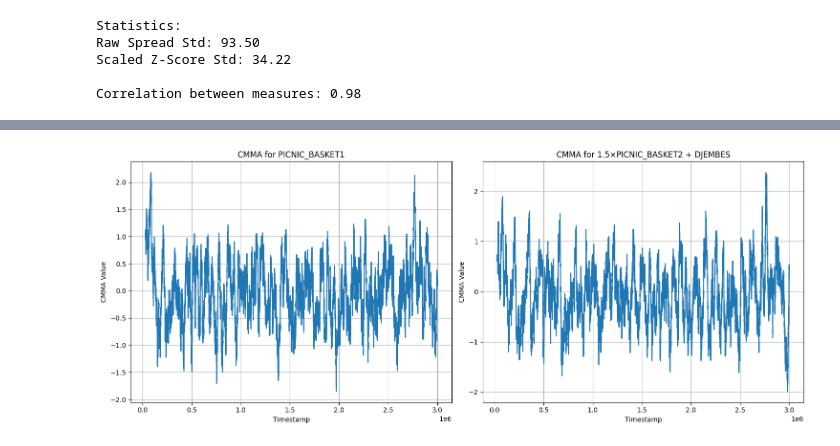
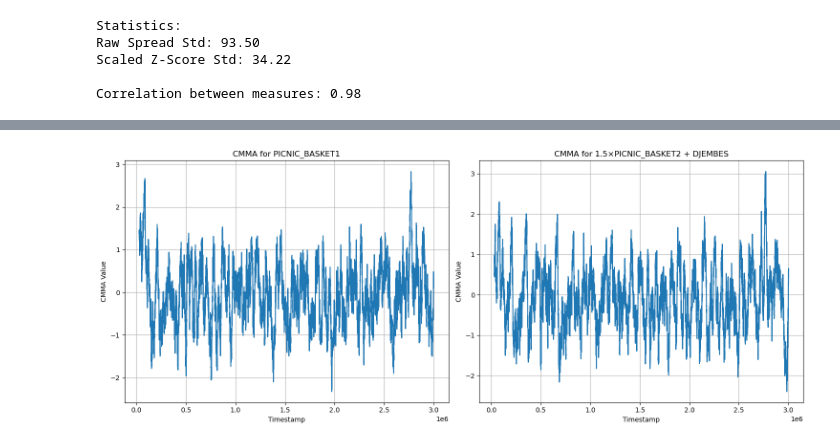
Before and after one commit to jofu-tofu/Prosperity-3, a Jupyter notebook: Testing/Round 2/notebooks/basket_trading2.ipynb, the cells around one changed output, grey strips where cells are left out. Drawn from its saved outputs; the diff is of its cells as text; code cells hidden in the pictures.

```diff
--- a/Testing/Round 2/notebooks/basket_trading2.ipynb
+++ b/Testing/Round 2/notebooks/basket_trading2.ipynb
@@ -671,36 +683,39 @@ log_custom_spread
 # %%
 np.log(1.5*reindexed_prices['PICNIC_BASKET2'] + reindexed_prices['DJEMBES']) - np.log(reindexed_prices['PICNIC_BASKET1'])
-def cmma (log_prices, lookback=100, atr_lookback=200):
-    atr = log_prices.diff().rolling(atr_lookback).std()
+def cmma (log_prices, lookback=100, atr_lookback=1200):
+    atr_lookback = 3/2*lookback
+    # atr = log_prices.diff().rolling(atr_lookback).std()
+    # atr = abs(log_prices.diff()).rolling(atr_lookback).mean()
+    atr = abs(log_prices.diff()).ewm(span=atr_lookback).mean()
     raw_cmma = (log_prices - log_prices.rolling(lookback).mean().shift(1)).divide(atr*np.sqrt(lookback+1)).dropna()
     def sigmoid(x):
         return 1 / (1 + np.exp(-x))
 
-    return (raw_cmma)
+    return  raw_cmma
 
 log_pb1 = np.log(reindexed_prices['PICNIC_BASKET1'])
 log_pb2dj = np.log(1.5*reindexed_prices['PICNIC_BASKET2'] + reindexed_prices['DJEMBES'])
 # Create side-by-side CMMA plots
 plt.figure(figsize=(15, 6))
 
 # Plot CMMA for PB1
 plt.subplot(1, 2, 1)
 cmma(log_pb1, 300, 300).plot()
 plt.title('CMMA for PICNIC_BASKET1')
 plt.xlabel('Timestamp')
 plt.ylabel('CMMA Value')
 plt.grid(True)
 
 # Plot CMMA for PB2+DJEMBES
 plt.subplot(1, 2, 2)
 cmma(log_pb2dj, 300, 300).plot()
 plt.title('CMMA for 1.5×PICNIC_BASKET2 + DJEMBES')
 plt.xlabel('Timestamp')
 plt.ylabel('CMMA Value')
 plt.grid(True)
 
 plt.tight_layout()
 plt.show()
 # %% [output]
-[figure, old version]
+[figure, new version]
 # %%
```
Also changed, not shown: parts of 4 cells of this notebook, 13 other files.
